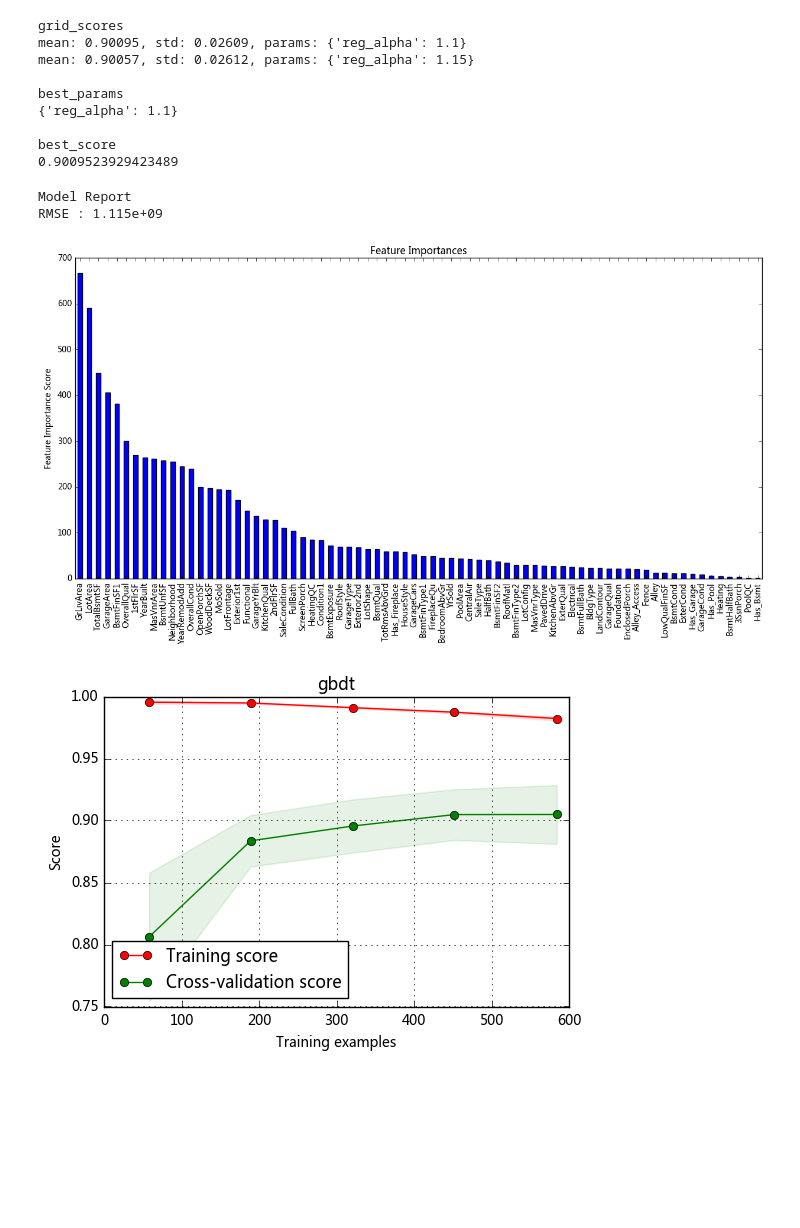
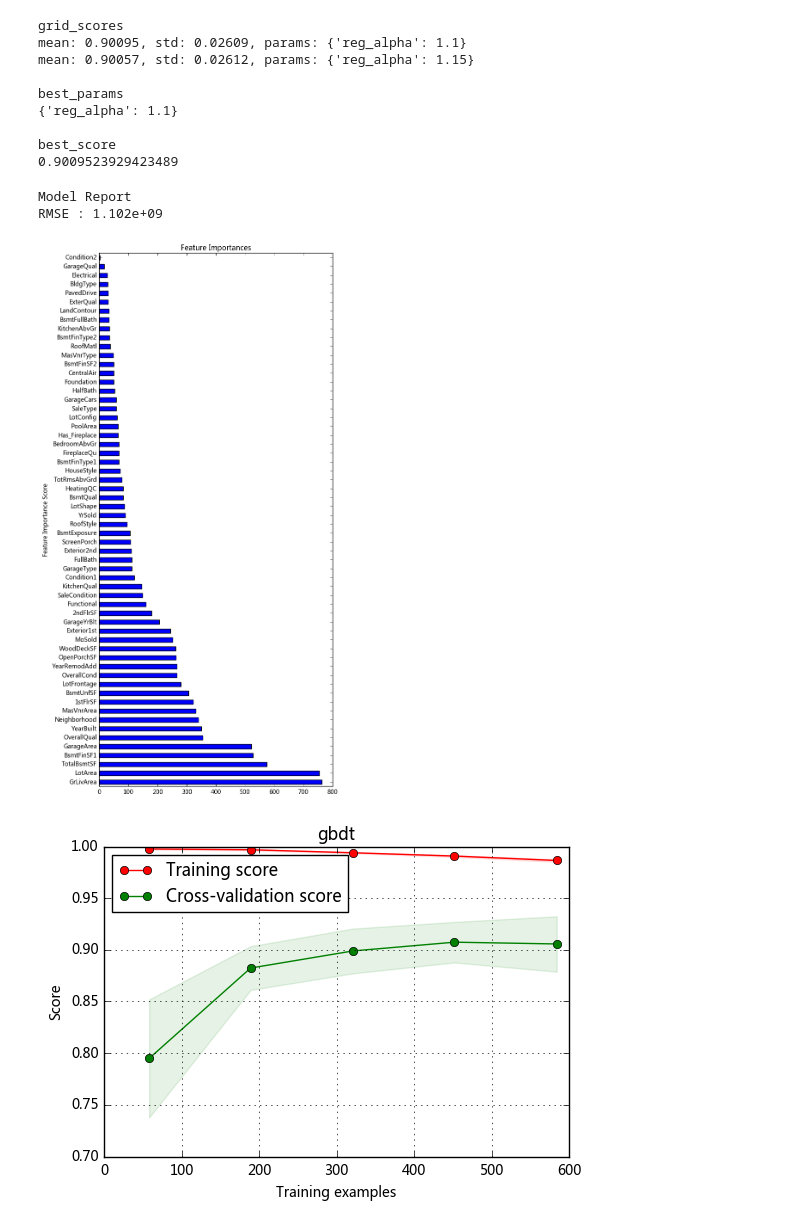
Before and after one commit to AstaTus/House_Prices_Advanced_Regression_Techniques, a Jupyter notebook: offline/RandomForestModel.ipynb, the cells around one changed output. Saved outputs shown, nothing was run; the diff lists cells and outputs as text; code cells hidden in the pictures; blank space fills up the shorter version.

```diff
--- a/offline/RandomForestModel.ipynb
+++ b/offline/RandomForestModel.ipynb
@@ -109,7 +109,7 @@ def modelfit(alg, feature_names, X_train, y_train, X_test, y_test, useTrainCV=Tr
     feat_imp = pd.Series(alg.booster().get_fscore()).sort_values(ascending=False)
     feat_imp = feat_imp.rename(lambda x: feature_names[int(x[1:len(x)])])
 
-    feat_imp.plot(kind='bar', title='Feature Importances',figsize=(15, 7))
+    feat_imp.plot(kind='barh', title='Feature Importances',figsize=(7, 16))
     plt.ylabel('Feature Importance Score')
 # %%
 def ModelParamSearch(xgb, params, X_train, y_train):
@@ -315,17 +388,17 @@ best_params
 best_score
 0.9009523929423489
 # %%
-xgb_model = xgb.XGBRegressor(max_depth=3, learning_rate=0.01, n_estimators=5000,\
+xgb_model = xgb.XGBRegressor(max_depth=4, learning_rate=0.01, n_estimators=5000,\
                              silent=False, objective='reg:linear', subsample=0.65,\
-                             colsample_bytree=0.65, gamma=0, min_child_weight = 3,\
+                             colsample_bytree=0.65, gamma=0, min_child_weight = 5,\
                              scale_pos_weight=1, seed=27, reg_alpha=1.1)
 
 modelfit(xgb_model, feature_names, X_train, y_train, X_test, y_test)
 plt.show()
 # %% [output]
 Model Report
-RMSE : 1.115e+09
+RMSE : 1.102e+09
-[figure, old version]
+[figure, new version]
 # %%
 #gamma=0, min_child_weight=1, max_delta_step=0, subsample=1, colsample_bytree=1, colsample_bylevel=1, reg_alpha=0, reg_lambda=1, scale_pos_weight=1, base_score=0.5, seed=0, missing=Nonemax_depth=3, learning_rate=0.1, n_estimators=100, silent=True, objective='reg:linear', booster='gbtree', nthread=-1, gamma=0, min_child_weight=1, max_delta_step=0, subsample=1, colsample_bytree=1, colsample_bylevel=1, reg_alpha=0, reg_lambda=1, scale_pos_weight=1, base_score=0.5, seed=0, missing=None
 # xgb_model = xgb.XGBRegressor(max_depth=5, learning_rate=0.1, n_estimators=100,\
@@ -335,7 +408,7 @@ RMSE : 1.115e+09
 plot_learning_curve(xgb_model, 'gbdt', X_train, y_train, cv=5)
 plt.show()
 # %% [output]
-[figure, old version]
+[figure, new version]
 # %%
 xgb_model.fit(X_train, y_train)
 xgb_model.score(X_test, y_test)
```
Also changed, not shown: parts of 13 cells of this notebook, 2 other files.
